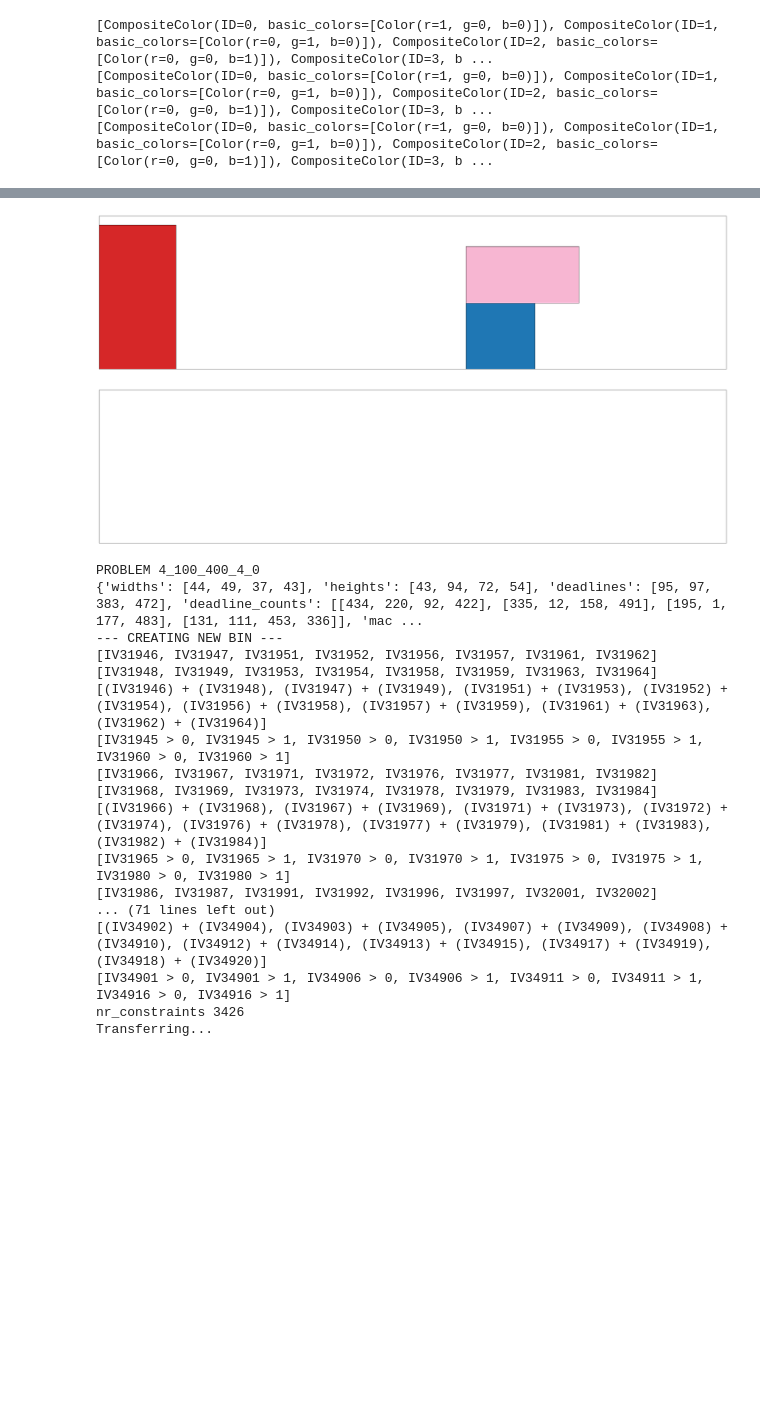
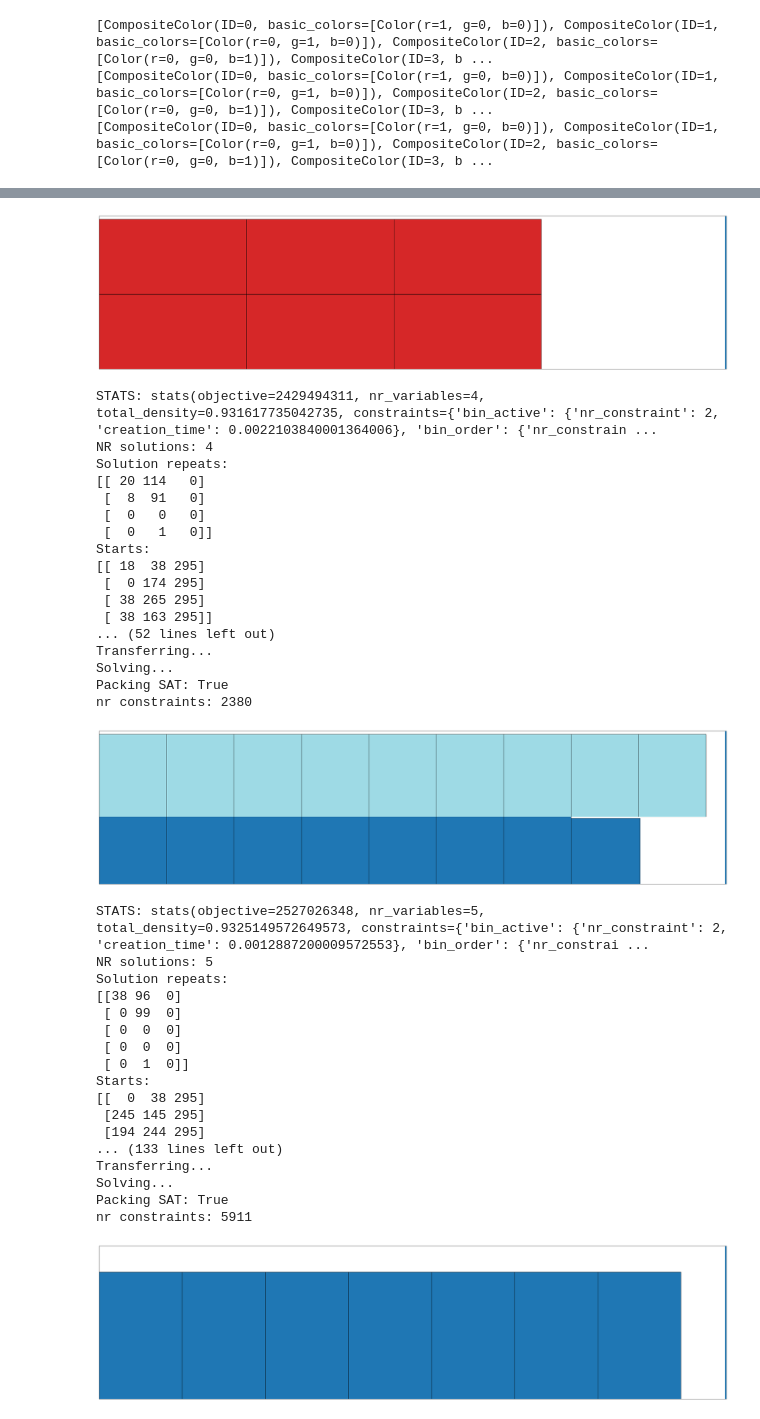
Before and after one commit to ThomSerg/IndustrialWeavePlanning, a Jupyter notebook: benchmarks/multi_bin_creel/benchmark.ipynb, the cells around one changed output, grey strips where cells are left out. Drawn from its saved outputs; the diff is of its cells as text; code cells hidden in the pictures; blank space fills up the shorter version.

```diff
--- a/benchmarks/multi_bin_creel/benchmark.ipynb
+++ b/benchmarks/multi_bin_creel/benchmark.ipynb
@@ -22,13 +19,13 @@ data = json.load(f)
 # %%
 solver_models = [LnsMBMCreel]
 production_models = [ProductionModelCreel]
-single_bin_models = [GuillotineSBM]
+single_bin_models = [AnchorSBMCreel]
 problems = [ProblemJsonCM.init_from_file(data)[-1]]#[::-1]
 nr_packings = 5
 timeout = 60 * 1 #* nr_packings
 args = {
     "nr_iterations": 5,
-    "packing_timeout": 60*1,
+    "packing_timeout": 60*4,
     "production_timeout": 60 # 5 sec werd te klein voor LAST MODEL door de kleuren
 }
 # %% [output]
@@ -39,9 +36,9 @@ args = {
 problems = [
     (100,400),
 ]
-nr_item_types = [4, 7, 10]
-nr_colorss = [1, 2, 3, 4, 5]
-nr_deadlines = [1, 4, 8]
+nr_item_types = [4]
+nr_colorss = [1, 3, 5]
+nr_deadlines = [3]
 # %%
 for minutes in [1]:
     for nr_item_type in nr_item_types:
@@ -52,10 +49,13 @@ for minutes in [1]:
 
                 file_name = str(nr_item_type) + "_" + str(x) + "_" + str(y) + "_" + str(nr_colors)
 
-                f = open(os.path.join(os.getcwd(), "problems", "_".join([str(i) for i in nr_deadlines]), file_name + ".json"))
+                f = open(os.path.join(os.getcwd(), "problems", "1_3_6", file_name + ".json"))
                 data = json.load(f)
 
-                run_multi_bin_benchmark(solver_models, production_models, single_bin_models, (ProblemJsonCM.init_from_file(data)), args=args)
+                a = (ProblemJsonCM.init_from_file(data))
+                b = [c for c in a if len(c.deadlines) in nr_deadlines]
+
+                run_multi_bin_benchmark(solver_models, production_models, single_bin_models, b, args=args)
 # %% [output]
 [CompositeColor(ID=0, basic_colors=[Color(r=1, g=0, b=0)]), CompositeColor(ID=1, basic_colors=[Color(r=0, g=1, b=0)]), CompositeColor(ID=2, basic_colors=[Color(r=0, g=0, b=1)]), CompositeColor(ID=3, b ...
 [CompositeColor(ID=0, basic_colors=[Color(r=1, g=0, b=0)]), CompositeColor(ID=1, basic_colors=[Color(r=0, g=1, b=0)]), CompositeColor(ID=2, basic_colors=[Color(r=0, g=0, b=1)]), CompositeColor(ID=3, b ...
@@ -80,19 +131,37 @@ STATS {0: {'nr_constraints': 3343, 'transfer_time': 2.0046862000017427, 'solve_t
-[figure, old version]
+[figure, new version]
+STATS: stats(objective=2429494311, nr_variables=4, total_density=0.931617735042735, constraints={'bin_active': {'nr_constraint': 2, 'creation_time': 0.0022103840001364006}, 'bin_order': {'nr_constrain ...
+NR solutions: 4
+Solution repeats:
+[[ 20 114   0]
+ [  8  91   0]
+ [  0   0   0]
+ [  0   1   0]]
+Starts:
+[[ 18  38 295]
+ [  0 174 295]
+ [ 38 265 295]
+ [ 38 163 295]]
+... (52 lines left out)
+Transferring...
+Solving...
+Packing SAT: True
+nr constraints: 2380
-[figure, old version]
+[figure, new version]
-PROBLEM 4_100_400_4_0
-{'widths': [44, 49, 37, 43], 'heights': [43, 94, 72, 54], 'deadlines': [95, 97, 383, 472], 'deadline_counts': [[434, 220, 92, 422], [335, 12, 158, 491], [195, 1, 177, 483], [131, 111, 453, 336]], 'mac ...
---- CREATING NEW BIN ---
-[IV31946, IV31947, IV31951, IV31952, IV31956, IV31957, IV31961, IV31962]
-[IV31948, IV31949, IV31953, IV31954, IV31958, IV31959, IV31963, IV31964]
-[(IV31946) + (IV31948), (IV31947) + (IV31949), (IV31951) + (IV31953), (IV31952) + (IV31954), (IV31956) + (IV31958), (IV31957) + (IV31959), (IV31961) + (IV31963), (IV31962) + (IV31964)]
-[IV31945 > 0, IV31945 > 1, IV31950 > 0, IV31950 > 1, IV31955 > 0, IV31955 > 1, IV31960 > 0, IV31960 > 1]
-[IV31966, IV31967, IV31971, IV31972, IV31976, IV31977, IV31981, IV31982]
-[IV31968, IV31969, IV31973, IV31974, IV31978, IV31979, IV31983, IV31984]
-[(IV31966) + (IV31968), (IV31967) + (IV31969), (IV31971) + (IV31973), (IV31972) + (IV31974), (IV31976) + (IV31978), (IV31977) + (IV31979), (IV31981) + (IV31983), (IV31982) + (IV31984)]
-[IV31965 > 0, IV31965 > 1, IV31970 > 0, IV31970 > 1, IV31975 > 0, IV31975 > 1, IV31980 > 0, IV31980 > 1]
-[IV31986, IV31987, IV31991, IV31992, IV31996, IV31997, IV32001, IV32002]
-... (71 lines left out)
-[(IV34902) + (IV34904), (IV34903) + (IV34905), (IV34907) + (IV34909), (IV34908) + (IV34910), (IV34912) + (IV34914), (IV34913) + (IV34915), (IV34917) + (IV34919), (IV34918) + (IV34920)]
-[IV34901 > 0, IV34901 > 1, IV34906 > 0, IV34906 > 1, IV34911 > 0, IV34911 > 1, IV34916 > 0, IV34916 > 1]
-nr_constraints 3426
-Transferring...
+STATS: stats(objective=2527026348, nr_variables=5, total_density=0.9325149572649573, constraints={'bin_active': {'nr_constraint': 2, 'creation_time': 0.0012887200009572553}, 'bin_order': {'nr_constrai ...
+NR solutions: 5
+Solution repeats:
+[[38 96  0]
+ [ 0 99  0]
+ [ 0  0  0]
+ [ 0  0  0]
+ [ 0  1  0]]
+Starts:
+[[  0  38 295]
+ [245 145 295]
+ [194 244 295]
+... (133 lines left out)
+Transferring...
+Solving...
+Packing SAT: True
+nr constraints: 5911
+[figure, added]
```
Also changed, not shown: parts of 3 cells of this notebook, 3 other files.
